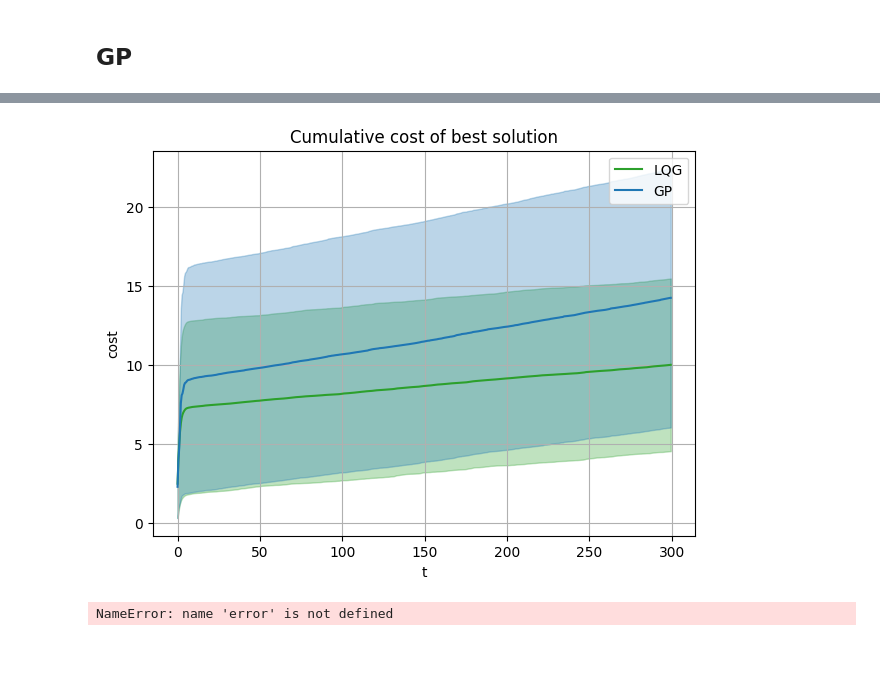
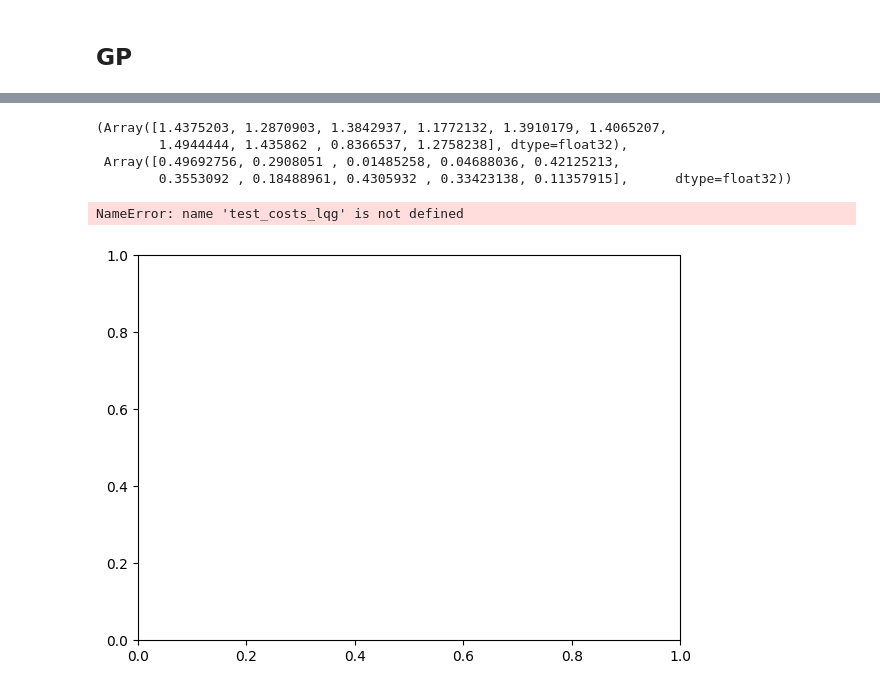
Before and after one commit to sdevries0/MultiTreeGP, a Jupyter notebook: first_pytrees.ipynb, the cells around one changed output, grey strips where cells are left out. Cells and saved outputs as stored; diff of their text form; code cells hidden in the pictures; blank space fills up the shorter version.

```diff
--- a/first_pytrees.ipynb
+++ b/first_pytrees.ipynb
@@ -563,36 +588,42 @@ AttributeError: module 'multi_gp' has no attribute 'Expression'
+# %%
+test_data[4]
+# %% [output]
+(Array([1.4375203, 1.2870903, 1.3842937, 1.1772132, 1.3910179, 1.4065207,
+        1.4944444, 1.435862 , 0.8366537, 1.2758238], dtype=float32),
+ Array([0.49692756, 0.2908051 , 0.01485258, 0.04688036, 0.42125213,
+        0.3553092 , 0.18488961, 0.4305932 , 0.33423138, 0.11357915],      dtype=float32))
 # %%
 fig = plt.figure(figsize=[7,5])
 ax = plt.subplot(111)
 
-mean_rewards_lqg = jnp.mean(rewards_lqg*dt, axis=0)
-std_rewards_lqg = jnp.std(rewards_lqg*dt, axis=0)
+mean_costs_lqg = jnp.mean(test_costs_lqg*dt, axis=0)
+std_costs_lqg = jnp.std(test_costs_lqg*dt, axis=0)
 
-plt.plot(ts, mean_rewards_lqg, label='LQG', color=f'C2')
-plt.fill_between(ts, mean_rewards_lqg-std_rewards_lqg,  mean_rewards_lqg+std_rewards_lqg, color='C2', alpha=0.3)
+plt.plot(test_ts, mean_costs_lqg, label='LQG', color=f'C2')
+plt.fill_between(test_ts, mean_costs_lqg-std_costs_lqg,  mean_costs_lqg+std_costs_lqg, color='C2', alpha=0.3)
 
-mean_rewards_gp = jnp.mean(rewards_gp*dt, axis=0)
-std_rewards_gp = jnp.std(rewards_gp*dt, axis=0)
+mean_costs_gp = jnp.mean(costs_gp*dt, axis=0)
+std_costs_gp = jnp.std(costs_gp*dt, axis=0)
 
-plt.plot(ts, mean_rewards_gp, label=f'GP', alpha=1., color=f'C0')
-plt.fill_between(ts, mean_rewards_gp-std_rewards_gp,  mean_rewards_gp+std_rewards_gp, color='C0', alpha=0.3)
+plt.plot(test_ts, mean_costs_gp, label=f'GP', alpha=1., color=f'C0')
+plt.fill_between(test_ts, mean_costs_gp-std_costs_gp,  mean_costs_gp+std_costs_gp, color='C0', alpha=0.3)
 
 plt.xlabel('t')
 plt.ylabel('cost')
 plt.title('Cumulative cost of best solution')
 plt.legend()
 ax.grid()
 plt.show()
 # %% [output]
+NameError: name 'test_costs_lqg' is not defined
-[figure, old version]
+[figure, new version]
 # %%
 print(error)
-name = 'obs_3_env'
+name = 'obs_random_env'
 np.save(f'data_files/{name}/best_fitnesses.npy',best_fitnesses)
 np.save(f'data_files/{name}/rs_best_fitnesses.npy',rs_best_fitnesses)
 np.save(f'data_files/{name}/best_solutions.npy',best_solutions)
-np.save(f'data_files/{name}/lqg.npy',jnp.array(all_rewards_lqg))
+np.save(f'data_files/{name}/lqg.npy',jnp.array(all_costs_lqg))
-# %% [output]
-NameError: name 'error' is not defined
 # %%
 bf = np.load('data_files/observable_1_env/best_fitnesses.npy')
 rbf = np.load('data_files/observable_1_env/rs_best_fitnesses.npy')
```
Also changed, not shown: parts of 16 cells of this notebook, 1 other file.
